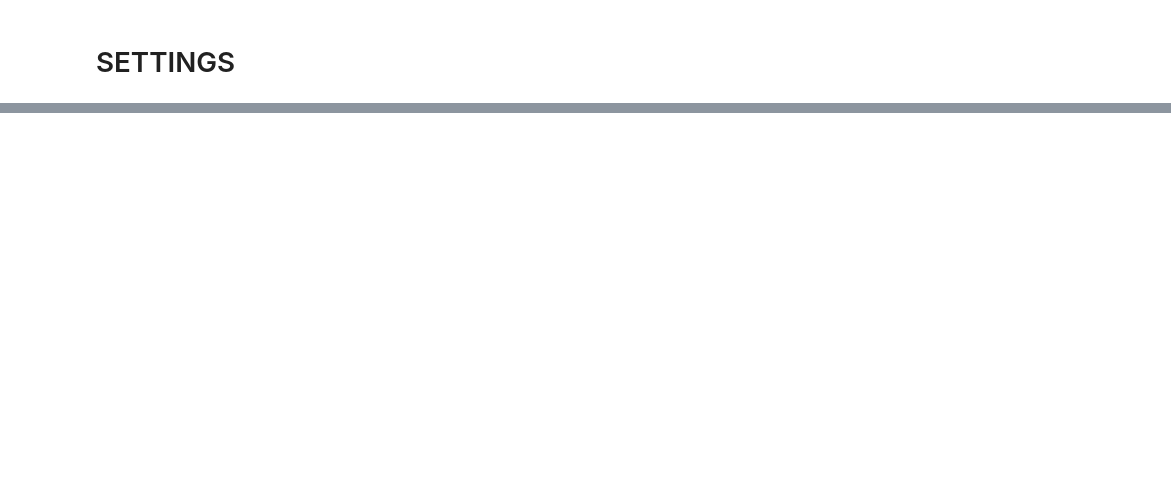
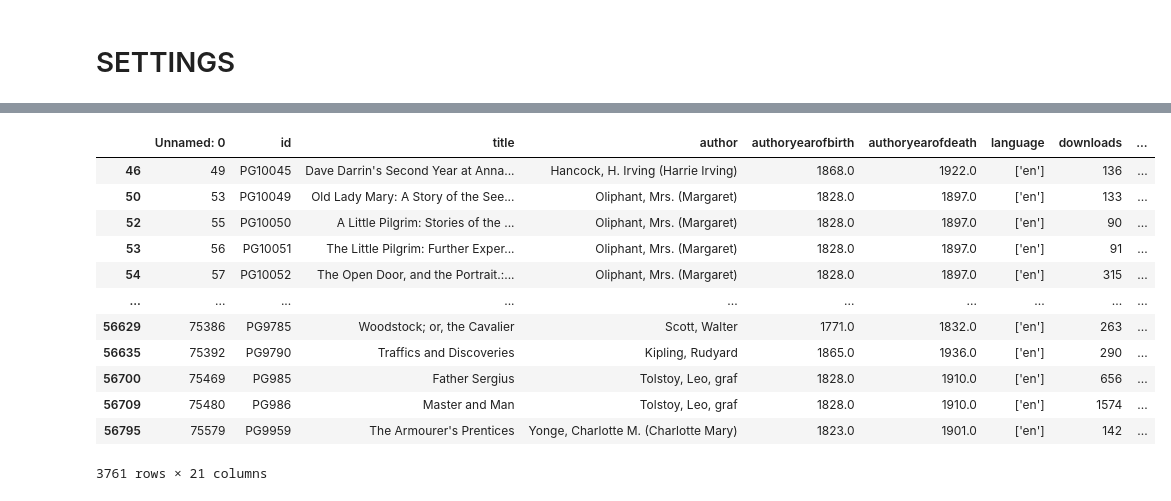
Before and after one commit to xHunterW/gutenberg_corpus_analysis, a Jupyter notebook: dataset_creator.ipynb, the cells around one changed output, grey strips where cells are left out. Cells and saved outputs as stored; diff of their text form; code cells hidden in the pictures; blank space fills up the shorter version.

```diff
--- a/dataset_creator.ipynb
+++ b/dataset_creator.ipynb
@@ -305,0 +305,17 @@ Name: count, Length: 12800, dtype: int64
+# %%
+author_stats={}
+for author, tdf in df.groupby('author'):
+    total_books = tdf.shape[0]
+    total_lines = tdf['line_count'].sum()
+    total_words = tdf['word_count'].sum()
+    total_tokens = tdf['token_count'].sum()
+    total_unique_words = tdf['unique_word_count'].sum()
+    author_stats[author] = {
+        'total_books': total_books,
+        'total_lines': total_lines,
+        'total_words': total_words,
+        'total_tokens': total_tokens,
+        'total_unique_words': total_unique_words
+    }
+    print(f'{author:30}   books: {total_books:5} lines: {total_lines:10}   words: {total_words:10}   tokens: {total_tokens:10}   unique words: {total_unique_words:10}')
+    #print(f'{author:30}   books: {df.shape[1]} )
@@ -320,7 +419,7 @@ There are 1 authors with more than 100 books
 # What should be the minimum number of books per author?
 book_count_cutoff=30
 # %%
-authors_to_include = vc[vc > book_count_cutoff].index
+authors_to_include = vc[vc >= book_count_cutoff].index
 
 mask = df['author'].isin(authors_to_include)
 df = df[mask]
@@ -337,3 +436,25 @@ df['author'].value_counts().min()
+# %%
+for author, df in new_df.groupby('author'):
+    total_lines = df['line_count'].sum()
+    total_words = df['word_count'].sum()
+    total_tokens = df['token_count'].sum()
+    total_unique_words = df['unique_word_count'].sum()
+    print(f'{author:30}   lines: {total_lines:10}   words: {total_words:10}   tokens: {total_tokens:10}   unique words: {total_unique_words:10}')
+    #print(f'{author:30}   books: {df.shape[1]} )
+# %% [output]
+|  | Unnamed: 0 | id | title | author | authoryearofbirth | authoryearofdeath | language | downloads | ... |
+| 46 | 49 | PG10045 | Dave Darrin's Second Year at Anna... | Hancock, H. Irving (Harrie Irving) | 1868.0 | 1922.0 | ['en'] | 136 | ... |
+| 50 | 53 | PG10049 | Old Lady Mary: A Story of the See... | Oliphant, Mrs. (Margaret) | 1828.0 | 1897.0 | ['en'] | 133 | ... |
+| 52 | 55 | PG10050 | A Little Pilgrim: Stories of the ... | Oliphant, Mrs. (Margaret) | 1828.0 | 1897.0 | ['en'] | 90 | ... |
+| 53 | 56 | PG10051 | The Little Pilgrim: Further Exper... | Oliphant, Mrs. (Margaret) | 1828.0 | 1897.0 | ['en'] | 91 | ... |
+| 54 | 57 | PG10052 | The Open Door, and the Portrait.:... | Oliphant, Mrs. (Margaret) | 1828.0 | 1897.0 | ['en'] | 315 | ... |
+| ... | ... | ... | ... | ... | ... | ... | ... | ... | ... |
+| 56629 | 75386 | PG9785 | Woodstock; or, the Cavalier | Scott, Walter | 1771.0 | 1832.0 | ['en'] | 263 | ... |
+| 56635 | 75392 | PG9790 | Traffics and Discoveries | Kipling, Rudyard | 1865.0 | 1936.0 | ['en'] | 290 | ... |
+| 56700 | 75469 | PG985 | Father Sergius | Tolstoy, Leo, graf | 1828.0 | 1910.0 | ['en'] | 656 | ... |
+| 56709 | 75480 | PG986 | Master and Man | Tolstoy, Leo, graf | 1828.0 | 1910.0 | ['en'] | 1574 | ... |
+| 56795 | 75579 | PG9959 | The Armourer's Prentices | Yonge, Charlotte M. (Charlotte Mary) | 1823.0 | 1901.0 | ['en'] | 142 | ... |
+3761 rows × 21 columns
 # %%
 #####################
 #####################
```
Also changed, not shown: parts of 35 cells of this notebook.
